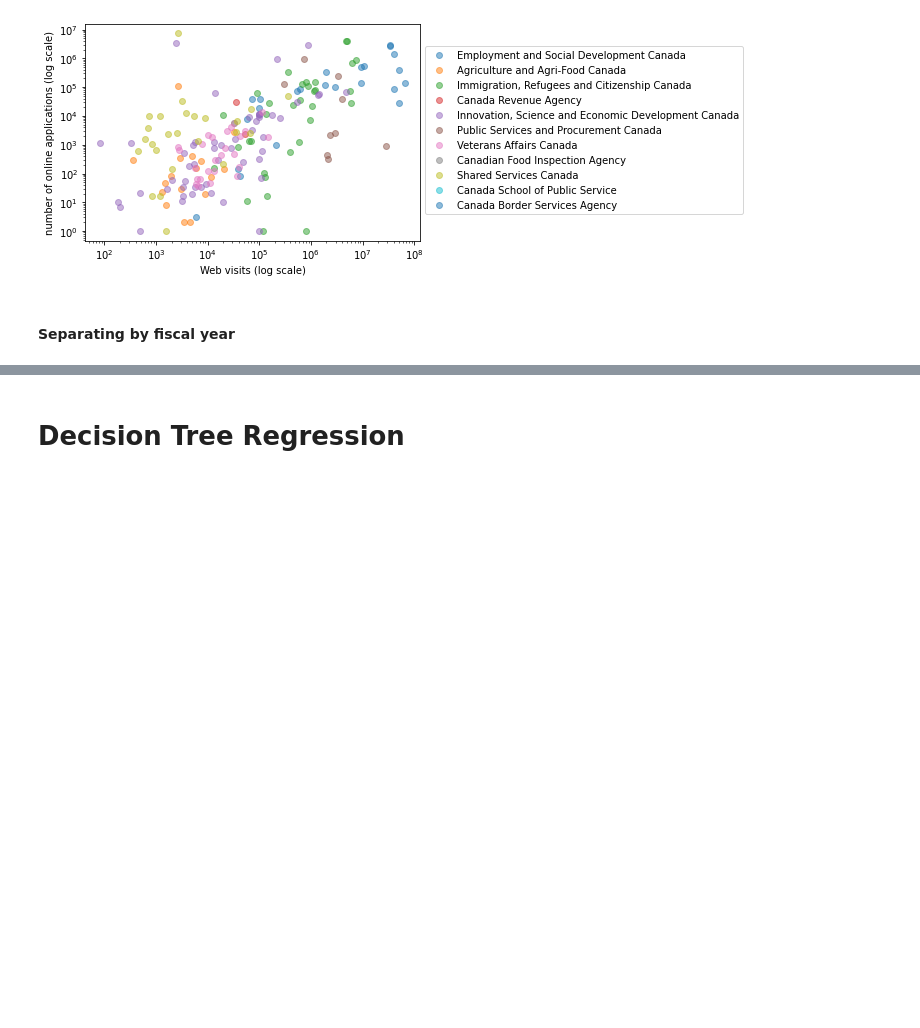
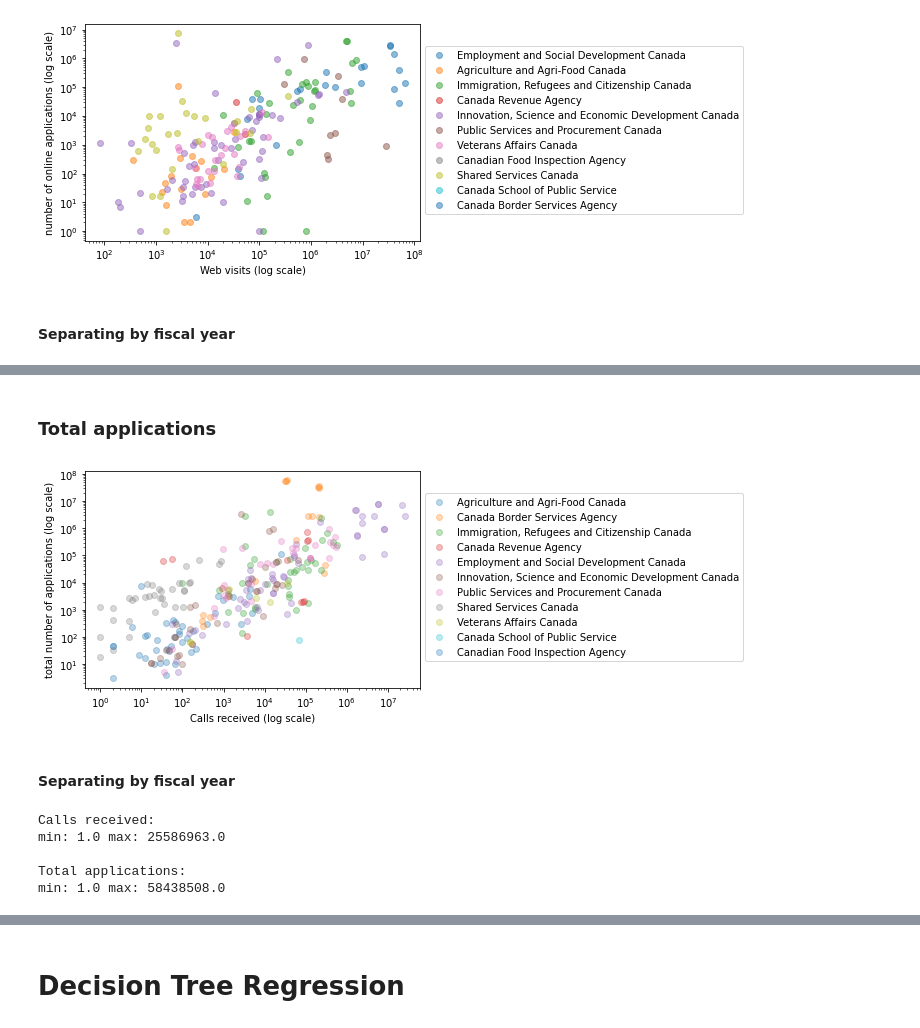
Before and after one commit to d-ta/GC-Service-Inventory-EDA, a Jupyter notebook: GC Service Inventory_DJ.ipynb, the cells around one changed output, grey strips where cells are left out. Saved outputs shown, nothing was run; the diff lists cells and outputs as text; code cells hidden in the pictures; blank space fills up the shorter version.

```diff
--- a/GC Service Inventory_DJ.ipynb
+++ b/GC Service Inventory_DJ.ipynb
@@ -272,0 +310,9 @@ Plot for fiscal year 2018-2019
+# %%
+#Selecting important columns
+df_calls = df[['fiscal_yr', 'department_name_en', 'calls_received', 'online_applications', 'total_applications']]
+
+#Remove rows where web_visits_info_service or total_applications are null
+df_calls = df_calls[(df_calls.calls_received != 0) & (df_calls.total_applications != 0)]
+
+#Head
+df_calls.head()
@@ -272,0 +326,32 @@ Plot for fiscal year 2018-2019
+# %%
+#Remaining departments
+departments_calls = df_calls.department_name_en.unique()
+# %% [markdown]
+### Total applications
+# %%
+#plot
+for dept in departments_calls:
+    temp_df = df_calls[df_calls.department_name_en == dept]
+    plt.scatter(x = temp_df.calls_received, y = temp_df.total_applications, label=dept, alpha = 0.3)
+
+plt.xscale('log')
+plt.yscale('log')
+plt.xlabel('Calls received (log scale)')
+plt.ylabel('total number of applications (log scale)')
+plt.legend(bbox_to_anchor=(1, 0.92))
+plt.show()
+# %% [output]
+[figure, added]
+# %% [markdown]
+#### Separating by fiscal year
+# %%
+print('Calls received:')
+print('min:', df_calls.calls_received.min(), 'max:', df_calls.calls_received.max(),'\n')
+print('Total applications:')
+print('min:', df_calls.total_applications.min(), 'max:', df_calls.total_applications.max())
+# %% [output]
+Calls received:
+min: 1.0 max: 25586963.0
+
+Total applications:
+min: 1.0 max: 58438508.0
```
Also changed, not shown: parts of 39 cells of this notebook.
